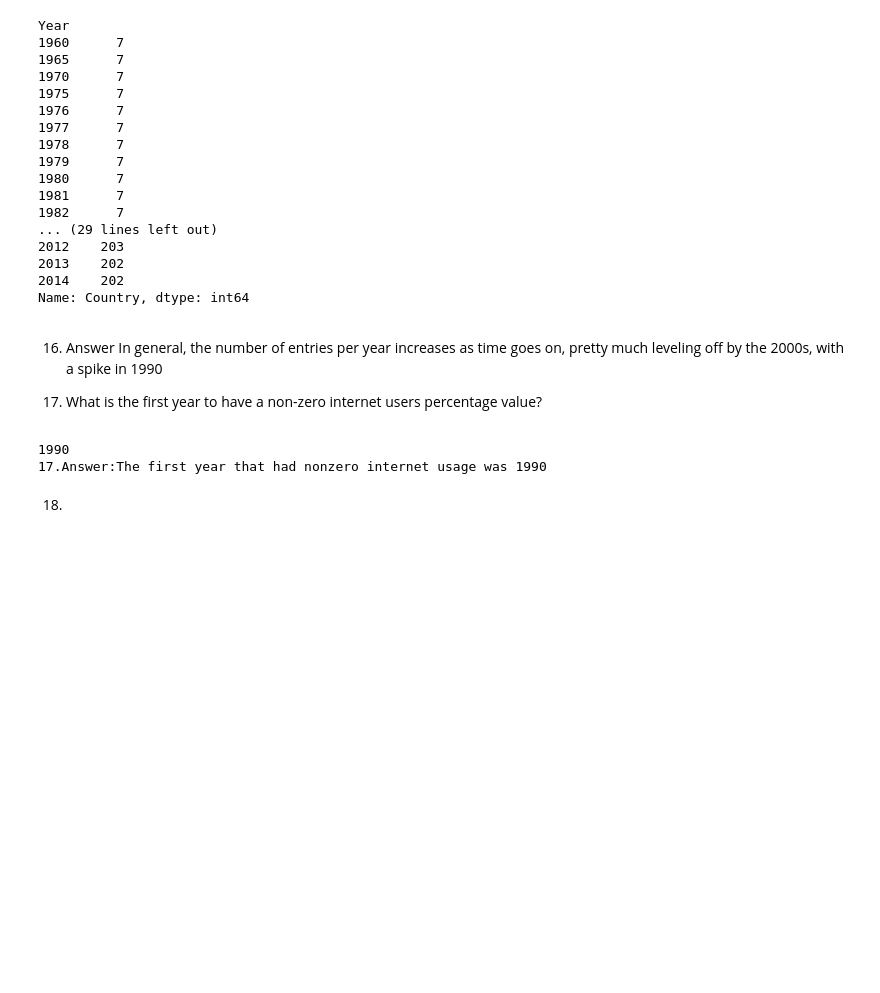
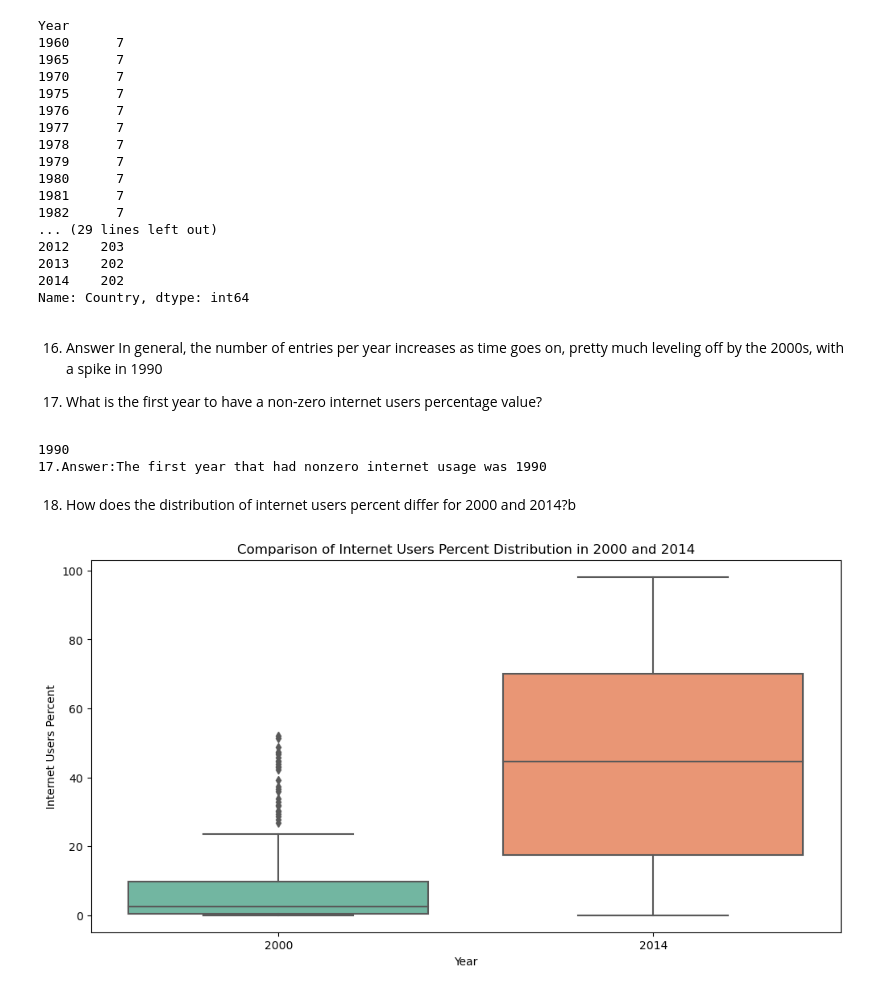
Before and after one commit to NSS-Data-Analytics-Cohort-10/gdp-and-internet-usage-seanmalley1, a Jupyter notebook: notebooks/un_data.ipynb, the cells around one changed output. Saved outputs shown, nothing was run; the diff lists cells and outputs as text; code cells hidden in the pictures; blank space fills up the shorter version.

```diff
--- a/notebooks/un_data.ipynb
+++ b/notebooks/un_data.ipynb
@@ -459,5 +459,20 @@ print(f"17.Answer:The first year that had nonzero internet usage was {first_year
 # %% [output]
 1990
 17.Answer:The first year that had nonzero internet usage was 1990
-# %% [markdown]
-18.
+# %% [markdown]
+18. How does the distribution of internet users percent differ for 2000 and 2014?b
+# %%
+#18. making dataframes for 2000 and 2014
+data_2000 = internet_df[internet_df['Year'] == 2000]
+data_2014 = internet_df[internet_df['Year'] == 2014]
+# making a boxplot to compare
+
+plt.figure(figsize=(12, 6))
+sns.boxplot(data=[data_2000['Internet_Users_Pct'], data_2014['Internet_Users_Pct']], palette="Set2")
+plt.xticks([0, 1], ['2000', '2014'])
+plt.title('Comparison of Internet Users Percent Distribution in 2000 and 2014')
+plt.xlabel('Year')
+plt.ylabel('Internet Users Percent')
+plt.show()
+# %% [output]
+[figure, added]
```
Also changed, not shown: parts of 1 cell of this notebook.
